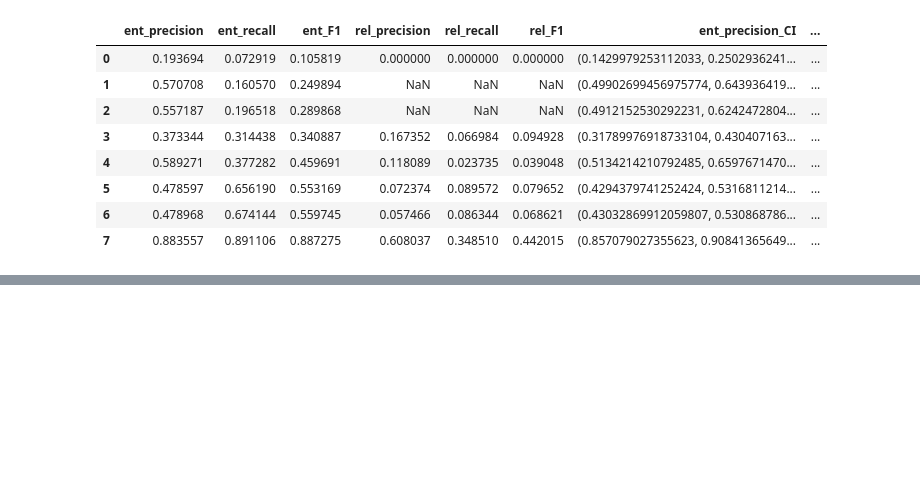
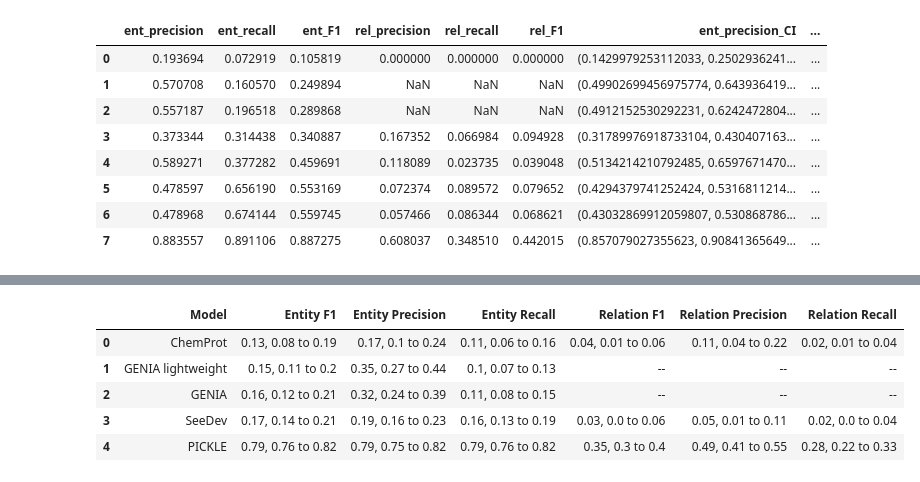
Before and after one commit to ShiuLab/pickle-corpus-code, a Jupyter notebook: jupyter_notebooks/model_performance_figures.ipynb, the cells around one changed output, grey strips where cells are left out. Saved outputs shown, nothing was run; the diff lists cells and outputs as text; code cells hidden in the pictures; blank space fills up the shorter version.

```diff
--- a/jupyter_notebooks/model_performance_figures.ipynb
+++ b/jupyter_notebooks/model_performance_figures.ipynb
@@ -384,0 +387,26 @@ for_table_dygiep_no_label_on_pickle
+# %%
+# Map model column to semantic names
+for_table_dygiep_label_on_pickle = for_table_dygiep_label_on_pickle.replace({'model': label_key})
+# Combine estimated and their CIs with only 2 decimal points in a single column
+cols_to_drop = []
+for typ in ['ent', 'rel']:
+    semantic_typ = 'Entity' if typ == 'ent' else 'Relation'
+    for k in ['F1', 'precision', 'recall']:
+        cols_to_drop.extend([f'{typ}_{k}_CI', f'{typ}_{k}'])
+        semantic_k = 'F1' if k == 'F1' else k.capitalize()
+        estimate_col = for_table_dygiep_label_on_pickle[f'{typ}_{k}'].round(2).replace({np.nan: '--'})
+        ci_col = for_table_dygiep_label_on_pickle[f'{typ}_{k}_CI']
+        ci_col = ci_col.apply(lambda x: ' to '.join([str(round(i, 2)) for i in literal_eval(str(x))])).replace({'0 to 0': ''})
+        joiner = pd.Series([', ' if estimate_col[i] != '--' else '' for i in range(len(estimate_col))])
+        joined_col = estimate_col.astype(str) + joiner + ci_col
+        for_table_dygiep_label_on_pickle[f'{semantic_typ} {semantic_k}'] = joined_col
+for_table_dygiep_label_on_pickle = for_table_dygiep_label_on_pickle.rename(columns={'model': 'Model'})
+for_table_dygiep_label_on_pickle = for_table_dygiep_label_on_pickle.drop(columns=cols_to_drop)
+for_table_dygiep_label_on_pickle
+# %% [output]
+|  | Model | Entity F1 | Entity Precision | Entity Recall | Relation F1 | Relation Precision | Relation Recall |
+| 0 | ChemProt | 0.13, 0.08 to 0.19 | 0.17, 0.1 to 0.24 | 0.11, 0.06 to 0.16 | 0.04, 0.01 to 0.06 | 0.11, 0.04 to 0.22 | 0.02, 0.01 to 0.04 |
+| 1 | GENIA lightweight | 0.15, 0.11 to 0.2 | 0.35, 0.27 to 0.44 | 0.1, 0.07 to 0.13 | -- | -- | -- |
+| 2 | GENIA | 0.16, 0.12 to 0.21 | 0.32, 0.24 to 0.39 | 0.11, 0.08 to 0.15 | -- | -- | -- |
+| 3 | SeeDev | 0.17, 0.14 to 0.21 | 0.19, 0.16 to 0.23 | 0.16, 0.13 to 0.19 | 0.03, 0.0 to 0.06 | 0.05, 0.01 to 0.11 | 0.02, 0.0 to 0.04 |
+| 4 | PICKLE | 0.79, 0.76 to 0.82 | 0.79, 0.75 to 0.82 | 0.79, 0.76 to 0.82 | 0.35, 0.3 to 0.4 | 0.49, 0.41 to 0.55 | 0.28, 0.22 to 0.33 |
```
Also changed, not shown: parts of 5 cells of this notebook.
